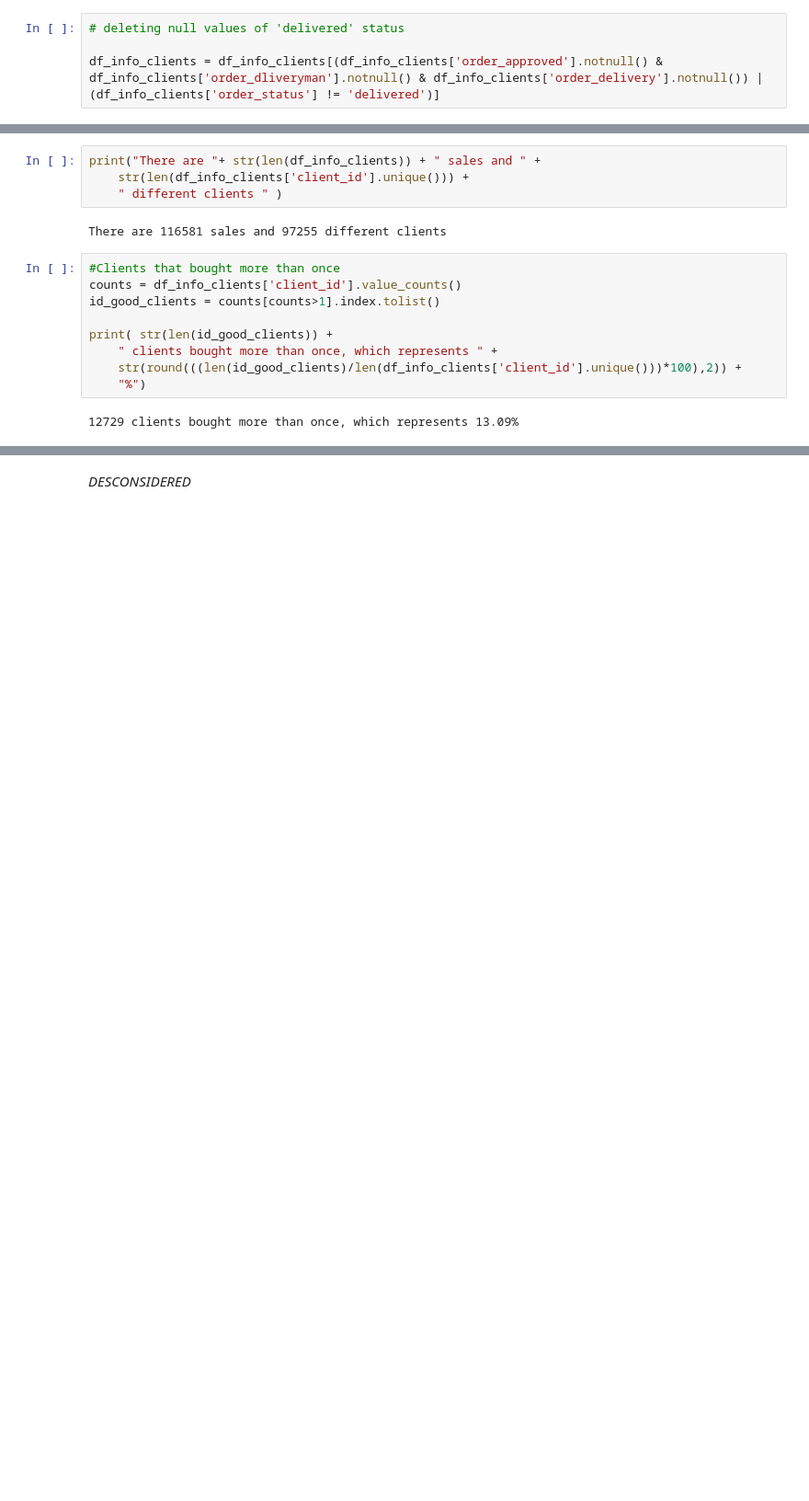
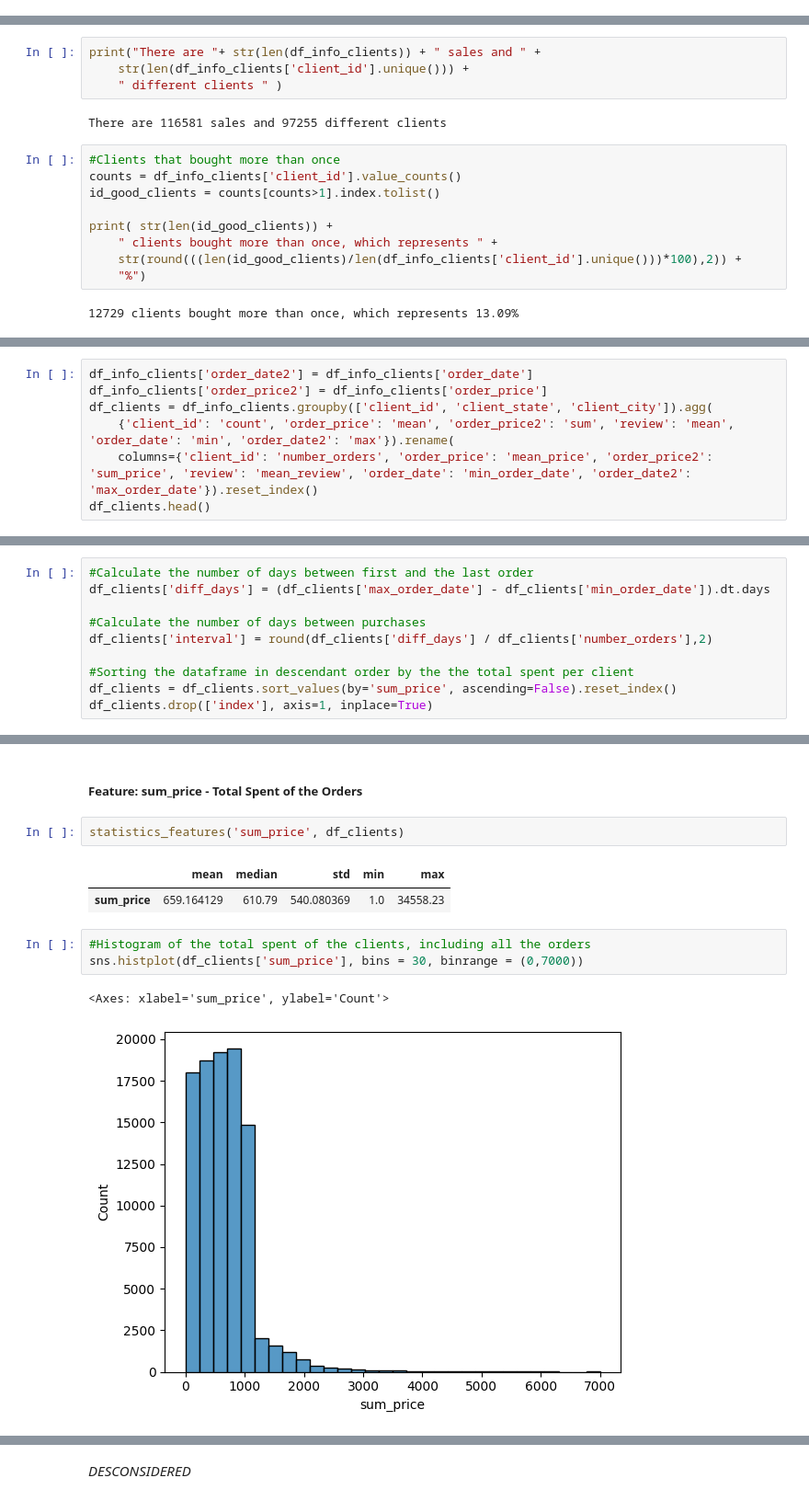
Before and after one commit to barbarafarah/clustering-clients, a Jupyter notebook: classifyng-customers.ipynb, the cells around one changed output, grey strips where cells are left out. Shown at 92% size. Cells and saved outputs as stored; diff of their text form; blank space fills up the shorter version.

```diff
--- a/classifyng-customers.ipynb
+++ b/classifyng-customers.ipynb
@@ -172,4 +147,0 @@ df_info_clients[(df_info_clients['order_approved'].isnull() | df_info_clients['o
-# %%
-# deleting null values of 'delivered' status
-
-df_info_clients = df_info_clients[(df_info_clients['order_approved'].notnull() & df_info_clients['order_dliveryman'].notnull() & df_info_clients['order_delivery'].notnull()) | (df_info_clients['order_status'] != 'delivered')]
@@ -213,0 +204,7 @@ The clients that bought more than once represents 27.48% of the billing
+# %%
+df_info_clients['order_date2'] = df_info_clients['order_date']
+df_info_clients['order_price2'] = df_info_clients['order_price']
+df_clients = df_info_clients.groupby(['client_id', 'client_state', 'client_city']).agg(
+    {'client_id': 'count', 'order_price': 'mean', 'order_price2': 'sum', 'review': 'mean', 'order_date': 'min', 'order_date2': 'max'}).rename(
+    columns={'client_id': 'number_orders', 'order_price': 'mean_price', 'order_price2': 'sum_price', 'review': 'mean_review', 'order_date': 'min_order_date', 'order_date2': 'max_order_date'}).reset_index()
+df_clients.head()
@@ -213,0 +221,10 @@ The clients that bought more than once represents 27.48% of the billing
+# %%
+#Calculate the number of days between first and the last order
+df_clients['diff_days'] = (df_clients['max_order_date'] - df_clients['min_order_date']).dt.days
+
+#Calculate the number of days between purchases
+df_clients['interval'] = round(df_clients['diff_days'] / df_clients['number_orders'],2)
+
+#Sorting the dataframe in descendant order by the the total spent per client
+df_clients = df_clients.sort_values(by='sum_price', ascending=False).reset_index()
+df_clients.drop(['index'], axis=1, inplace=True)
@@ -213,0 +272,13 @@ The clients that bought more than once represents 27.48% of the billing
+# %% [markdown]
+##### Feature: sum_price - Total Spent of the Orders
+# %%
+statistics_features('sum_price', df_clients)
+# %% [output]
+|  | mean | median | std | min | max |
+| sum_price | 659.164129 | 610.79 | 540.080369 | 1.0 | 34558.23 |
+# %%
+#Histogram of the total spent of the clients, including all the orders
+sns.histplot(df_clients['sum_price'], bins = 30, binrange = (0,7000))
+# %% [output]
+<Axes: xlabel='sum_price', ylabel='Count'>
+[figure, added]
```
Also changed, not shown: parts of 39 cells of this notebook, 2 other files.
